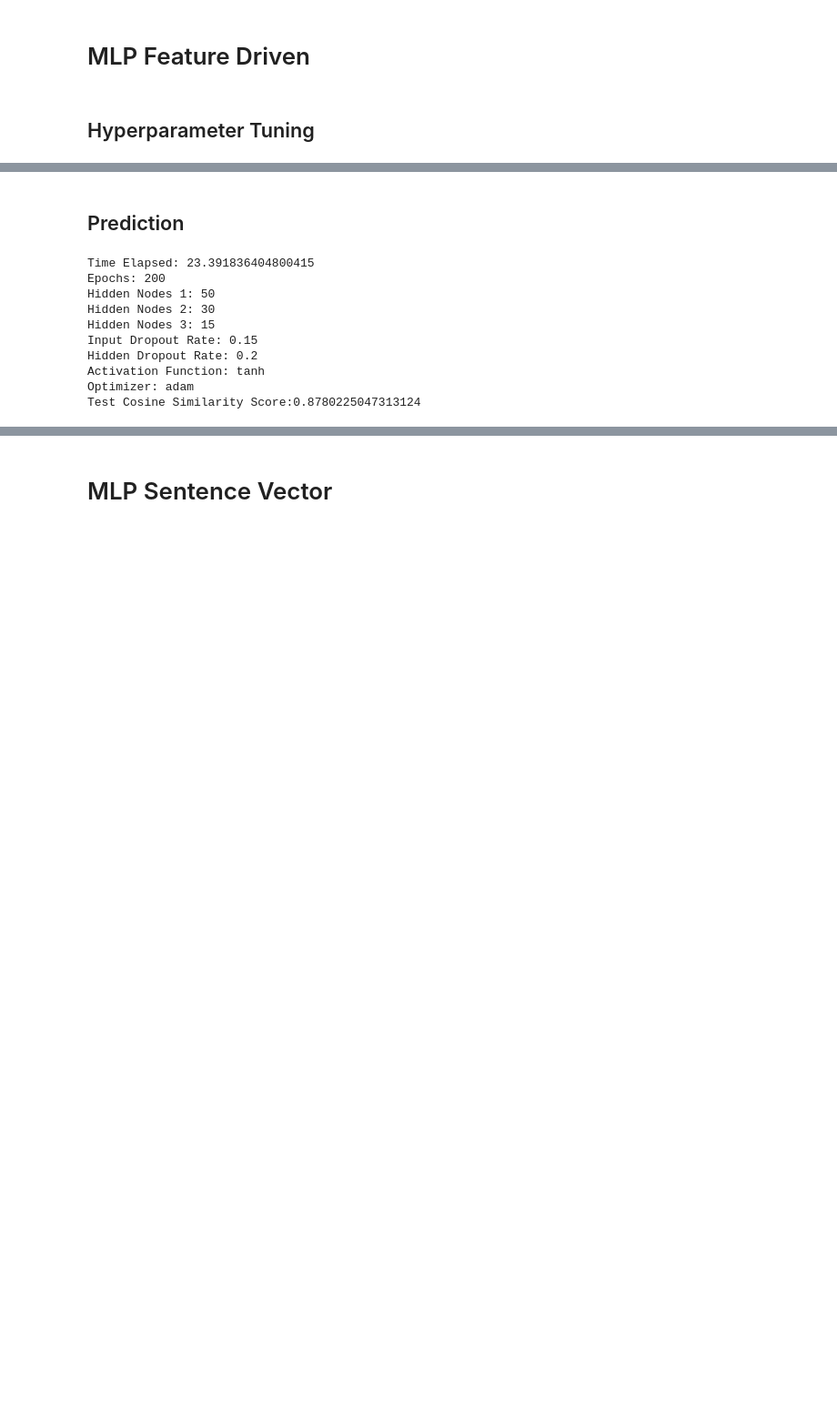
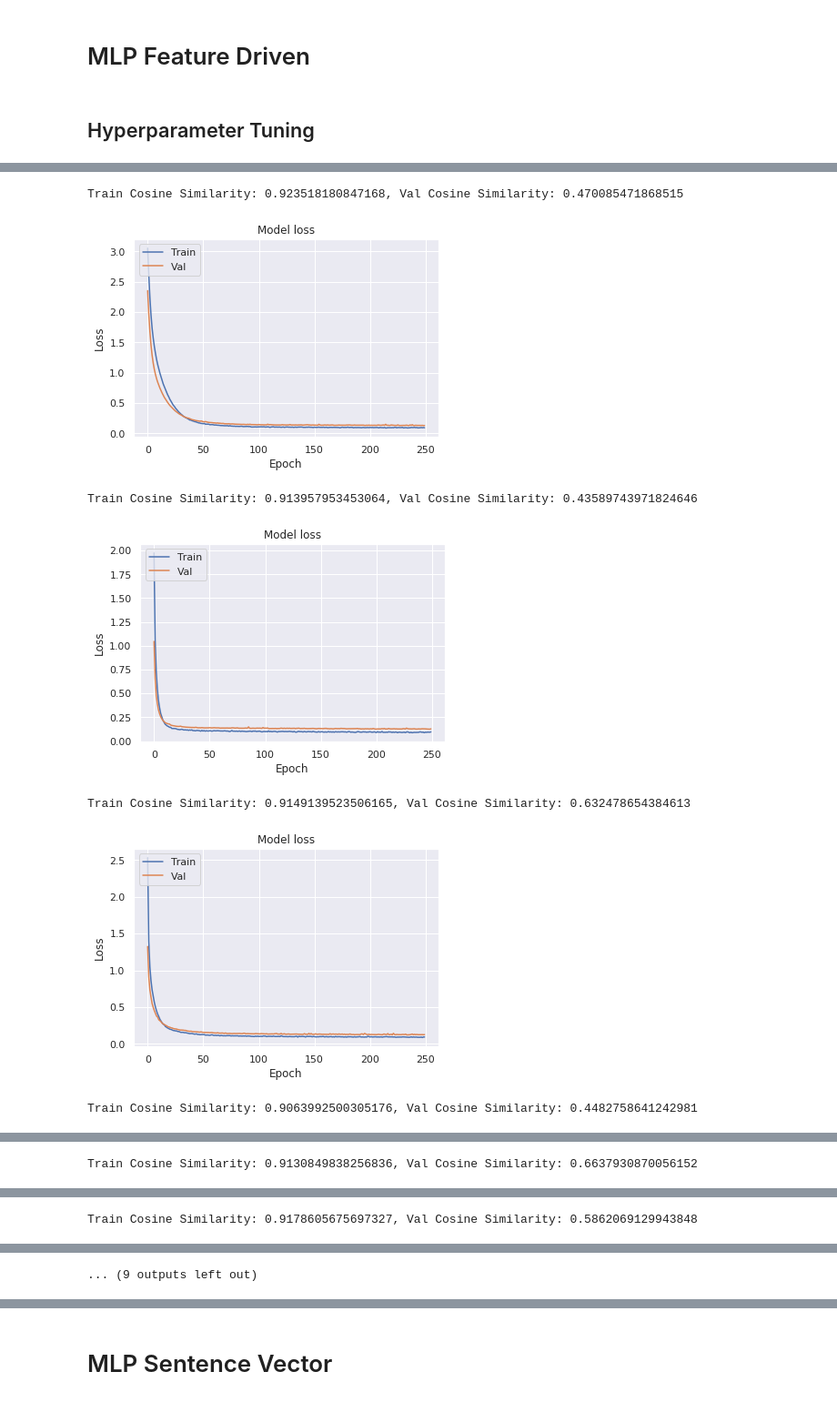
Before and after one commit to louisowen6/NLP_Stacking_Ensemble, a Jupyter notebook: Model/MLP.ipynb, the cells around one changed output, grey strips where cells are left out. Shown at 91% size. Saved outputs shown, nothing was run; the diff lists cells and outputs as text; code cells hidden in the pictures; blank space fills up the shorter version.

```diff
--- a/Model/MLP.ipynb
+++ b/Model/MLP.ipynb
@@ -373,15 +638,14 @@ Stratified k-Fold Cosine Similarity Avg Score: 0.8883042335510254, Std Score: 0.
-# %% [markdown]
-## Prediction
 # %%
-pred_MLP_Feature_Driven=model(df_train,df_test,hidden_nodes_1=50,hidden_nodes_2=30,hidden_nodes_3=15,input_dropout=0.15,hidden_dropout=0.2,act='tanh',optimizer='adam',epochs=200,two_layer=False,sentence_vector=False)
+optimizer=optimizers.Adam(learning_rate=0.0005)
+
+grid_model(df_train,hidden_nodes_1=50,hidden_nodes_2=30,hidden_nodes_3=15,
+           input_dropout=0.25,hidden_dropout=0.2,l2_regularizer=0.01,batch_normalization=False,
+           activation_list=['relu'],optimizer=optimizer,epochs=250,two_layer=False,sentence_vector=False)
 # %% [output]
-Time Elapsed: 23.391836404800415
-Epochs: 200
-Hidden Nodes 1: 50
-Hidden Nodes 2: 30
-Hidden Nodes 3: 15
-Input Dropout Rate: 0.15
-Hidden Dropout Rate: 0.2
-Activation Function: tanh
-Optimizer: adam
-Test Cosine Similarity Score:0.8780225047313124
+Train Cosine Similarity: 0.923518180847168, Val Cosine Similarity: 0.470085471868515
+[figure, added]
+Train Cosine Similarity: 0.913957953453064, Val Cosine Similarity: 0.43589743971824646
+[figure, added]
+Train Cosine Similarity: 0.9149139523506165, Val Cosine Similarity: 0.632478654384613
+[figure, added]
+Train Cosine Similarity: 0.9063992500305176, Val Cosine Similarity: 0.4482758641242981
@@ -387,0 +653 @@ Test Cosine Similarity Score:0.8780225047313124
+Train Cosine Similarity: 0.9130849838256836, Val Cosine Similarity: 0.6637930870056152
@@ -387,0 +655 @@ Test Cosine Similarity Score:0.8780225047313124
+Train Cosine Similarity: 0.9178605675697327, Val Cosine Similarity: 0.5862069129943848
@@ -387,0 +657 @@ Test Cosine Similarity Score:0.8780225047313124
+... (9 outputs left out)
```
Also changed, not shown: parts of 43 cells of this notebook.
